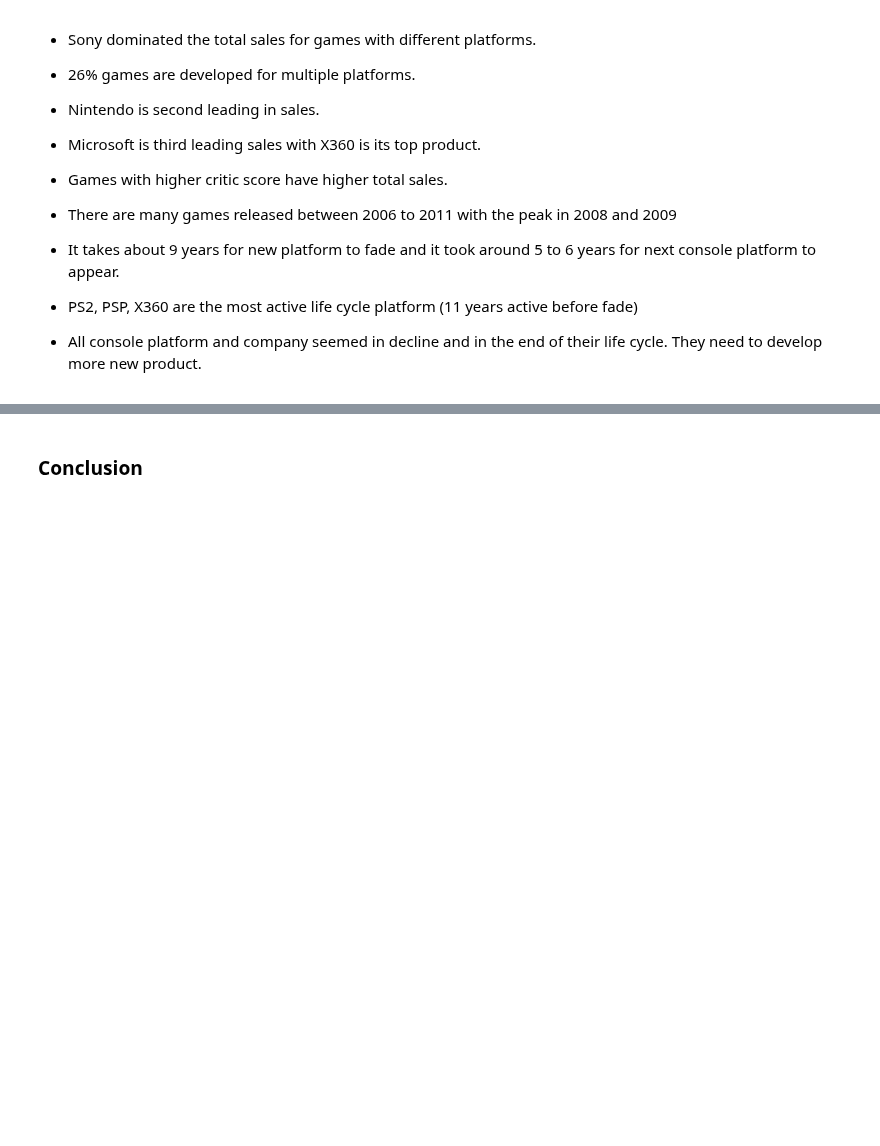
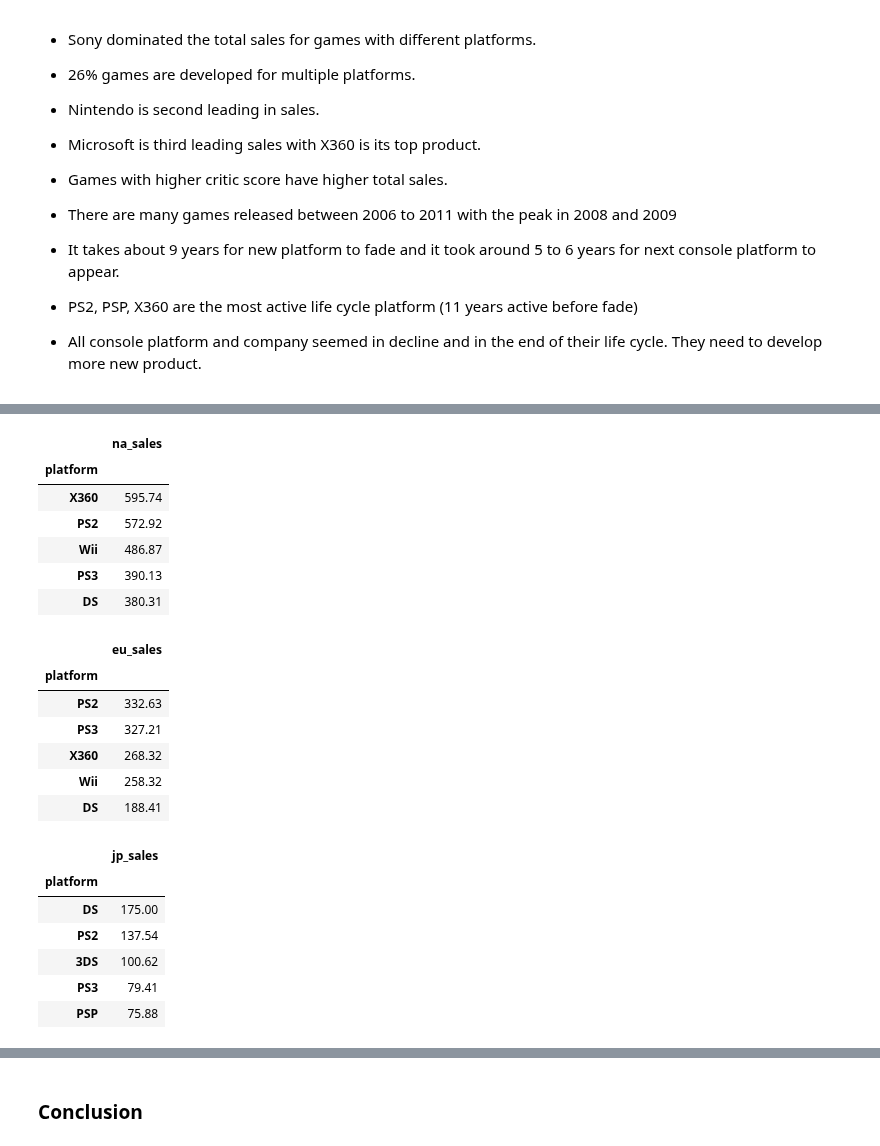
Before and after one commit to rainbowmoonlight/Yandex_Practicum_Projects, a Jupyter notebook: 04 Online Video Game Store Campaign/Online Video Game Store Campaign.ipynb, the cells around one changed output, grey strips where cells are left out. Saved outputs shown, nothing was run; the diff lists cells and outputs as text; code cells hidden in the pictures; blank space fills up the shorter version.

```diff
--- a/04 Online Video Game Store Campaign/Online Video Game Store Campaign.ipynb
+++ b/04 Online Video Game Store Campaign/Online Video Game Store Campaign.ipynb
@@ -1416,0 +1422,26 @@ df.loc[df['genre']=='action'].groupby(['platform'])['total_sales'].agg(['sum','c
+# %%
+regions = ['na_sales','eu_sales','jp_sales']
+for region in regions:
+    display(df.pivot_table(index='platform',values=region,aggfunc='sum').sort_values(by=region,ascending=False).head())
+# %% [output]
+|  | na_sales |
+| platform |  |
+| X360 | 595.74 |
+| PS2 | 572.92 |
+| Wii | 486.87 |
+| PS3 | 390.13 |
+| DS | 380.31 |
+|  | eu_sales |
+| platform |  |
+| PS2 | 332.63 |
+| PS3 | 327.21 |
+| X360 | 268.32 |
+| Wii | 258.32 |
+| DS | 188.41 |
+|  | jp_sales |
+| platform |  |
+| DS | 175.00 |
+| PS2 | 137.54 |
+| 3DS | 100.62 |
+| PS3 | 79.41 |
+| PSP | 75.88 |
```
Also changed, not shown: parts of 13 cells of this notebook.
